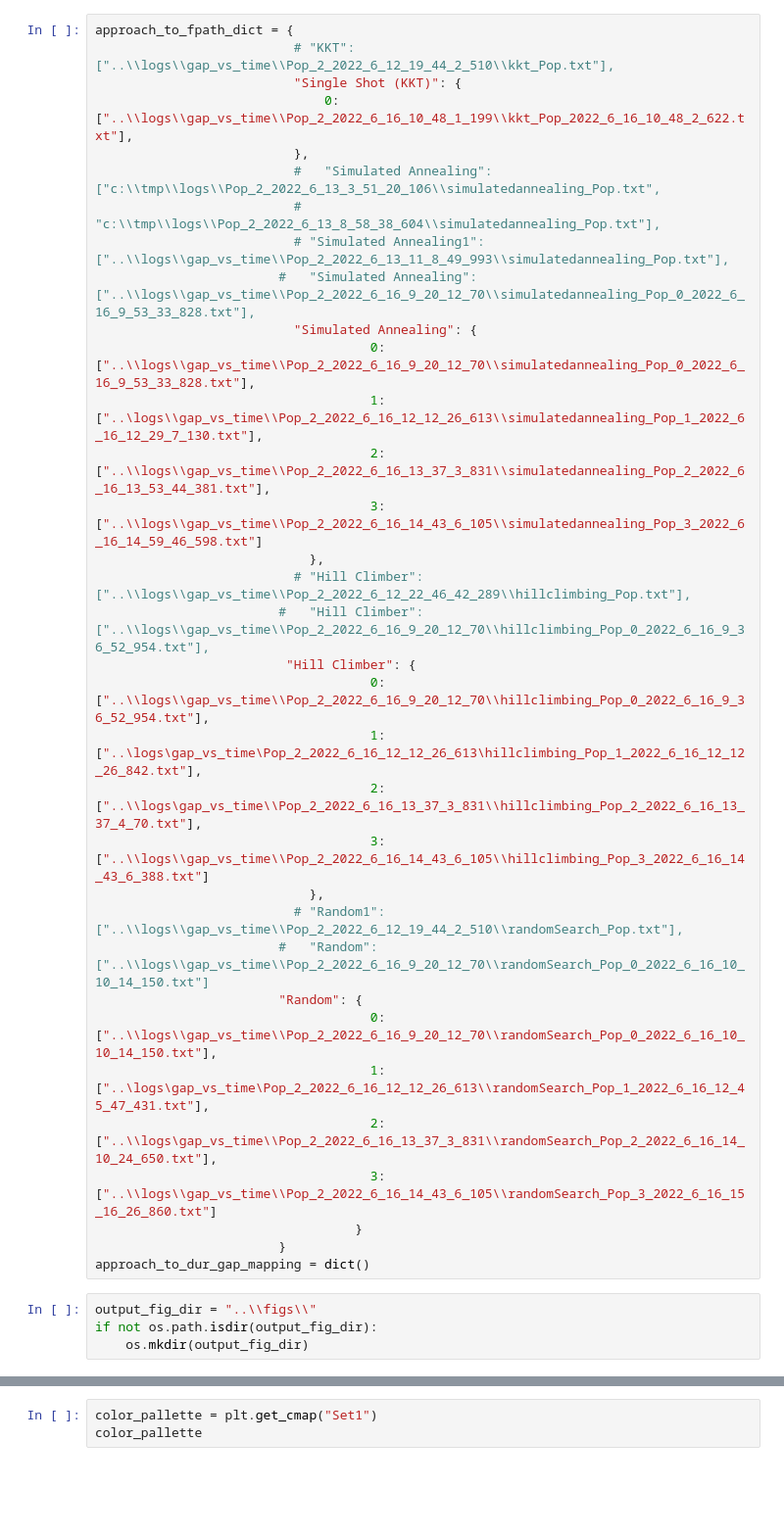
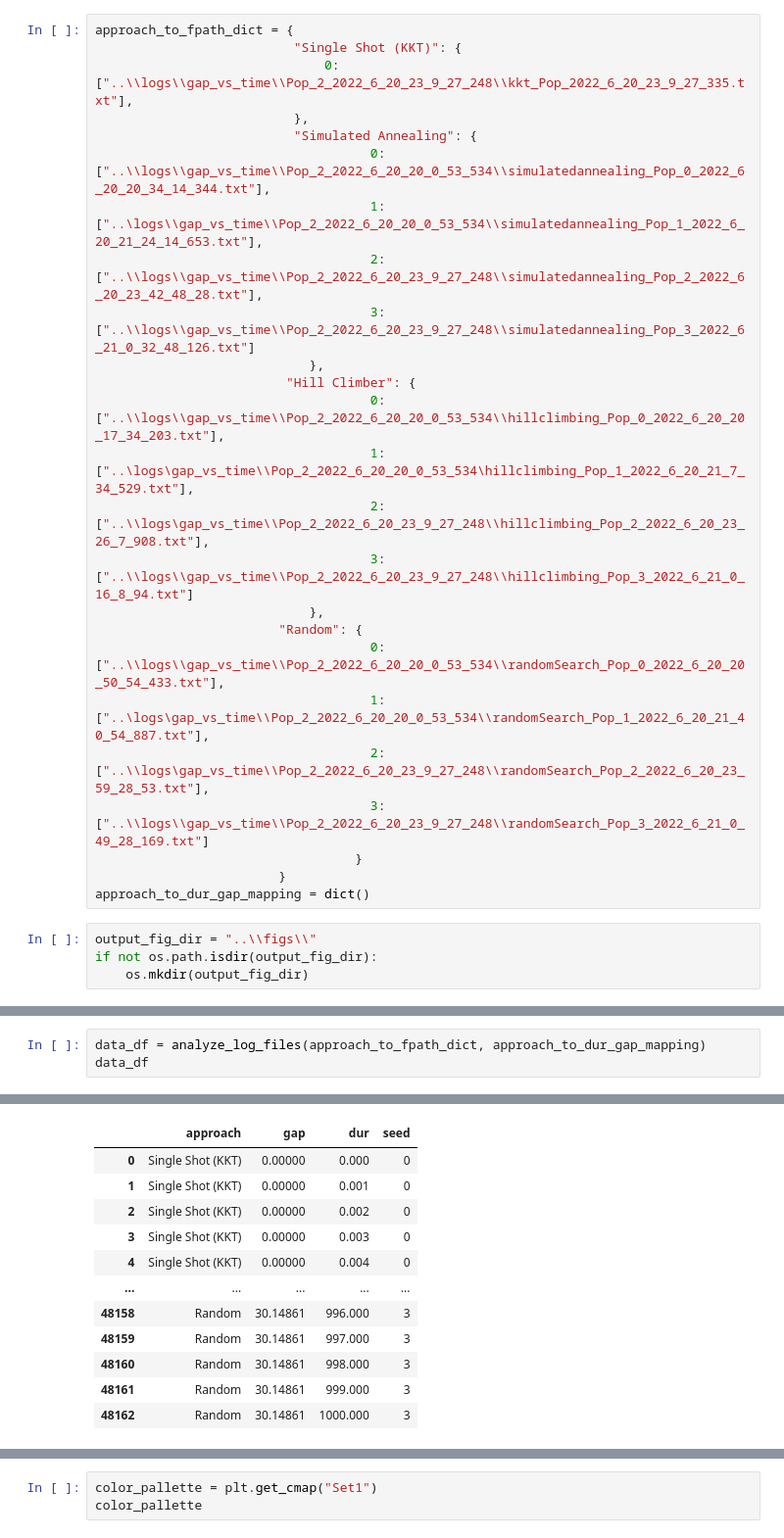
Before and after one commit to microsoft/MetaOpt, a Jupyter notebook: MetaOptimize/parsers/gap_vs_time.ipynb, the cells around one changed output, grey strips where cells are left out. Shown: that part at 98% size. Drawn from its saved outputs; the diff is of its cells as text; blank space fills up the shorter version.

```diff
--- a/MetaOptimize/parsers/gap_vs_time.ipynb
+++ b/MetaOptimize/parsers/gap_vs_time.ipynb
@@ -11,35 +13,26 @@ import seaborn as sns
 import pandas as pd
 # %%
 approach_to_fpath_dict = {
-                          # "KKT": ["..\\logs\\gap_vs_time\\Pop_2_2022_6_12_19_44_2_510\\kkt_Pop.txt"],
                           "Single Shot (KKT)": {
-                              0: ["..\\logs\\gap_vs_time\\Pop_2_2022_6_16_10_48_1_199\\kkt_Pop_2022_6_16_10_48_2_622.txt"],
+                              0: ["..\\logs\\gap_vs_time\\Pop_2_2022_6_20_23_9_27_248\\kkt_Pop_2022_6_20_23_9_27_335.txt"],
                           },
-                          #   "Simulated Annealing": ["c:\\tmp\\logs\\Pop_2_2022_6_13_3_51_20_106\\simulatedannealing_Pop.txt",
-                          #                           "c:\\tmp\\logs\\Pop_2_2022_6_13_8_58_38_604\\simulatedannealing_Pop.txt"],
-                          # "Simulated Annealing1": ["..\\logs\\gap_vs_time\\Pop_2_2022_6_13_11_8_49_993\\simulatedannealing_Pop.txt"],
-                        #   "Simulated Annealing": ["..\\logs\\gap_vs_time\\Pop_2_2022_6_16_9_20_12_70\\simulatedannealing_Pop_0_2022_6_16_9_53_33_828.txt"],
                           "Simulated Annealing": {
-                                    0: ["..\\logs\\gap_vs_time\\Pop_2_2022_6_16_9_20_12_70\\simulatedannealing_Pop_0_2022_6_16_9_53_33_828.txt"],
-                                    1: ["..\logs\\gap_vs_time\\Pop_2_2022_6_16_12_12_26_613\\simulatedannealing_Pop_1_2022_6_16_12_29_7_130.txt"],
-                                    2: ["..\\logs\\gap_vs_time\\Pop_2_2022_6_16_13_37_3_831\\simulatedannealing_Pop_2_2022_6_16_13_53_44_381.txt"],
-                                    3: ["..\\logs\\gap_vs_time\\Pop_2_2022_6_16_14_43_6_105\\simulatedannealing_Pop_3_2022_6_16_14_59_46_598.txt"]
+                                    0: ["..\\logs\\gap_vs_time\\Pop_2_2022_6_20_20_0_53_534\\simulatedannealing_Pop_0_2022_6_20_20_34_14_344.txt"],
+                                    1: ["..\logs\\gap_vs_time\\Pop_2_2022_6_20_20_0_53_534\\simulatedannealing_Pop_1_2022_6_20_21_24_14_653.txt"],
+                                    2: ["..\\logs\\gap_vs_time\\Pop_2_2022_6_20_23_9_27_248\\simulatedannealing_Pop_2_2022_6_20_23_42_48_28.txt"],
+                                    3: ["..\\logs\\gap_vs_time\\Pop_2_2022_6_20_23_9_27_248\\simulatedannealing_Pop_3_2022_6_21_0_32_48_126.txt"]
                             },
-                          # "Hill Climber": ["..\\logs\\gap_vs_time\\Pop_2_2022_6_12_22_46_42_289\\hillclimbing_Pop.txt"],
-                        #   "Hill Climber": ["..\\logs\\gap_vs_time\\Pop_2_2022_6_16_9_20_12_70\\hillclimbing_Pop_0_2022_6_16_9_36_52_954.txt"],
                          "Hill Climber": {
-                                    0: ["..\\logs\\gap_vs_time\\Pop_2_2022_6_16_9_20_12_70\\hillclimbing_Pop_0_2022_6_16_9_36_52_954.txt"],
-                                    1: ["..\logs\gap_vs_time\Pop_2_2022_6_16_12_12_26_613\hillclimbing_Pop_1_2022_6_16_12_12_26_842.txt"],
-                                    2: ["..\\logs\gap_vs_time\\Pop_2_2022_6_16_13_37_3_831\\hillclimbing_Pop_2_2022_6_16_13_37_4_70.txt"],
-                                    3: ["..\\logs\\gap_vs_time\\Pop_2_2022_6_16_14_43_6_105\\hillclimbing_Pop_3_2022_6_16_14_43_6_388.txt"]
+                                    0: ["..\\logs\\gap_vs_time\\Pop_2_2022_6_20_20_0_53_534\\hillclimbing_Pop_0_2022_6_20_20_17_34_203.txt"],
+                                    1: ["..\logs\gap_vs_time\\Pop_2_2022_6_20_20_0_53_534\hillclimbing_Pop_1_2022_6_20_21_7_34_529.txt"],
+                                    2: ["..\\logs\gap_vs_time\\Pop_2_2022_6_20_23_9_27_248\\hillclimbing_Pop_2_2022_6_20_23_26_7_908.txt"],
+                                    3: ["..\\logs\\gap_vs_time\\Pop_2_2022_6_20_23_9_27_248\\hillclimbing_Pop_3_2022_6_21_0_16_8_94.txt"]
                             },
-                          # "Random1": ["..\\logs\\gap_vs_time\\Pop_2_2022_6_12_19_44_2_510\\randomSearch_Pop.txt"],
-                        #   "Random": ["..\\logs\\gap_vs_time\\Pop_2_2022_6_16_9_20_12_70\\randomSearch_Pop_0_2022_6_16_10_10_14_150.txt"]
                         "Random": {
-                                    0: ["..\\logs\\gap_vs_time\\Pop_2_2022_6_16_9_20_12_70\\randomSearch_Pop_0_2022_6_16_10_10_14_150.txt"],
-                                    1: ["..\logs\gap_vs_time\Pop_2_2022_6_16_12_12_26_613\\randomSearch_Pop_1_2022_6_16_12_45_47_431.txt"],
-                                    2: ["..\\logs\gap_vs_time\\Pop_2_2022_6_16_13_37_3_831\\randomSearch_Pop_2_2022_6_16_14_10_24_650.txt"],
-                                    3: ["..\\logs\\gap_vs_time\\Pop_2_2022_6_16_14_43_6_105\\randomSearch_Pop_3_2022_6_16_15_16_26_860.txt"]
+                                    0: ["..\\logs\\gap_vs_time\\Pop_2_2022_6_20_20_0_53_534\\randomSearch_Pop_0_2022_6_20_20_50_54_433.txt"],
+                                    1: ["..\logs\gap_vs_time\\Pop_2_2022_6_20_20_0_53_534\\randomSearch_Pop_1_2022_6_20_21_40_54_887.txt"],
+                                    2: ["..\\logs\gap_vs_time\\Pop_2_2022_6_20_23_9_27_248\\randomSearch_Pop_2_2022_6_20_23_59_28_53.txt"],
+                                    3: ["..\\logs\\gap_vs_time\\Pop_2_2022_6_20_23_9_27_248\\randomSearch_Pop_3_2022_6_21_0_49_28_169.txt"]
                                   }
                         }
 approach_to_dur_gap_mapping = dict()
@@ -121,0 +132,4 @@ data_df
+# %%
+data_df = analyze_log_files(approach_to_fpath_dict, approach_to_dur_gap_mapping)
+data_df
+# %% [output]
@@ -121,0 +137,12 @@ data_df
+|  | approach | gap | dur | seed |
+| 0 | Single Shot (KKT) | 0.00000 | 0.000 | 0 |
+| 1 | Single Shot (KKT) | 0.00000 | 0.001 | 0 |
+| 2 | Single Shot (KKT) | 0.00000 | 0.002 | 0 |
+| 3 | Single Shot (KKT) | 0.00000 | 0.003 | 0 |
+| 4 | Single Shot (KKT) | 0.00000 | 0.004 | 0 |
+| ... | ... | ... | ... | ... |
+| 48158 | Random | 30.14861 | 996.000 | 3 |
+| 48159 | Random | 30.14861 | 997.000 | 3 |
+| 48160 | Random | 30.14861 | 998.000 | 3 |
+| 48161 | Random | 30.14861 | 999.000 | 3 |
+| 48162 | Random | 30.14861 | 1000.000 | 3 |
```
Also changed, not shown: parts of 12 cells of this notebook, 1 other file.
